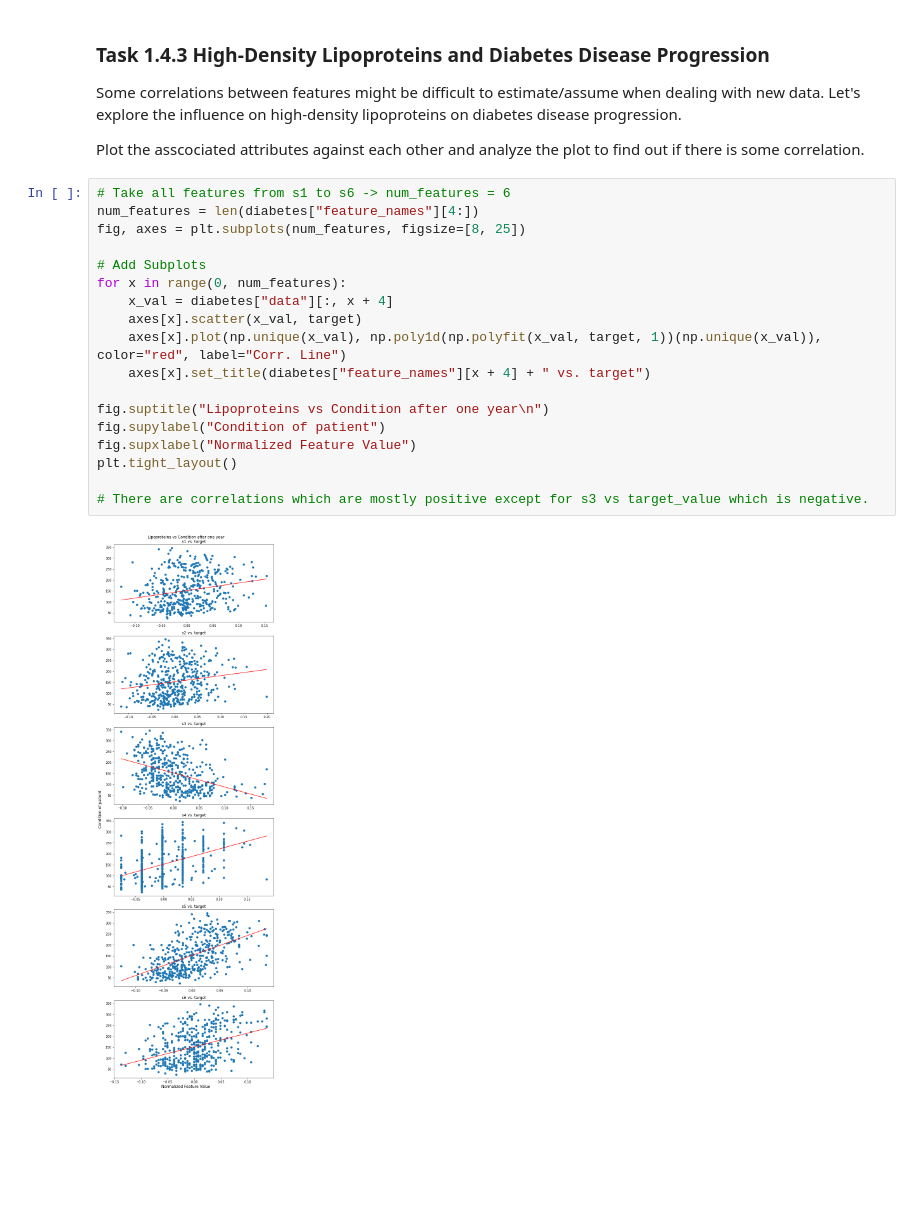
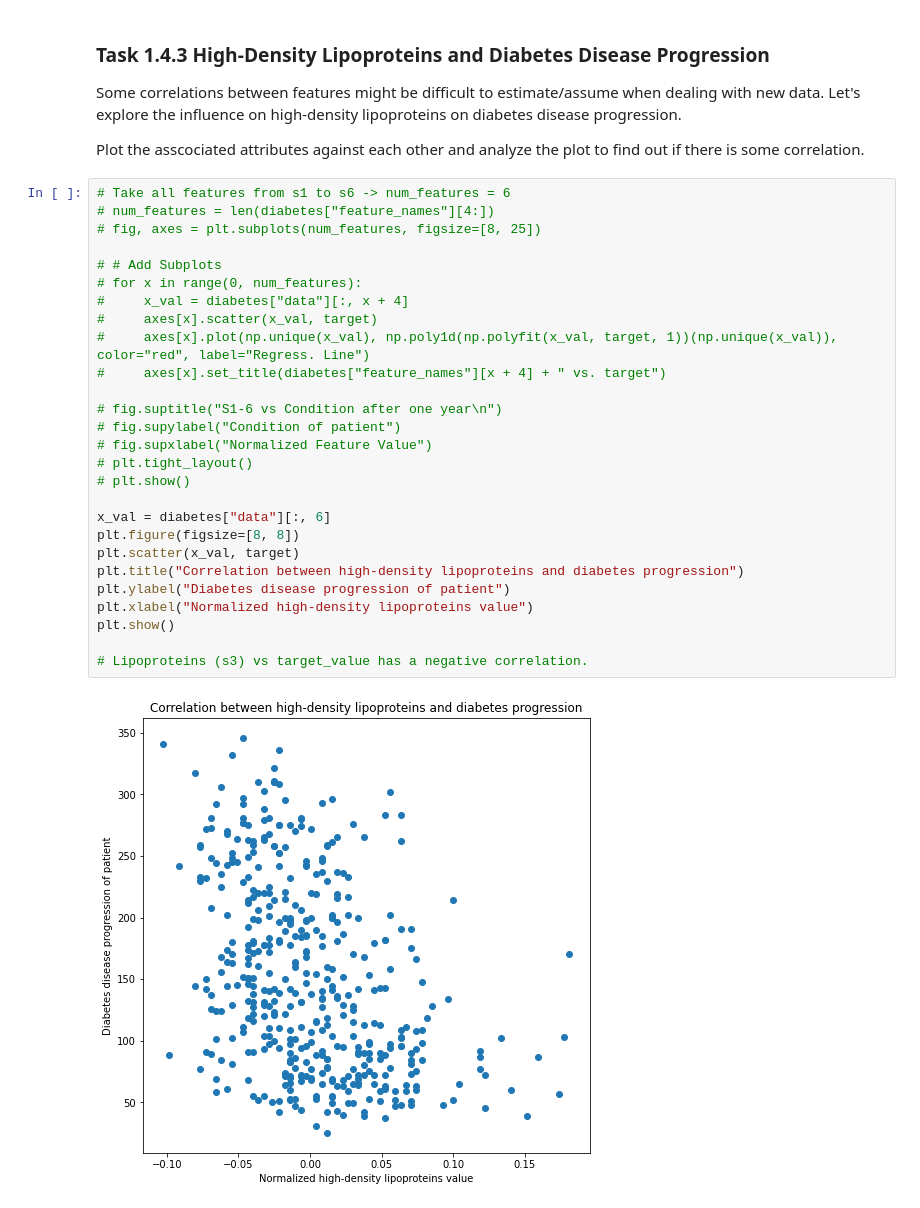
Before and after one commit to dasmerlon/DAIS, a Jupyter notebook: assignment02/PlottingCorrelation_Done.ipynb, the cells around one changed output. Cells and saved outputs as stored; diff of their text form; blank space fills up the shorter version.

```diff
--- a/assignment02/PlottingCorrelation_Done.ipynb
+++ b/assignment02/PlottingCorrelation_Done.ipynb
@@ -281,21 +287,30 @@ Some correlations between features might be difficult to estimate/assume when de
 Plot the asscociated attributes against each other and analyze the plot to find out if there is some correlation.
 # %%
 # Take all features from s1 to s6 -> num_features = 6
-num_features = len(diabetes["feature_names"][4:])
-fig, axes = plt.subplots(num_features, figsize=[8, 25])
+# num_features = len(diabetes["feature_names"][4:])
+# fig, axes = plt.subplots(num_features, figsize=[8, 25])
 
-# Add Subplots
-for x in range(0, num_features):
-    x_val = diabetes["data"][:, x + 4]
-    axes[x].scatter(x_val, target)
-    axes[x].plot(np.unique(x_val), np.poly1d(np.polyfit(x_val, target, 1))(np.unique(x_val)), color="red", label="Corr. Line")
-    axes[x].set_title(diabetes["feature_names"][x + 4] + " vs. target")
+# # Add Subplots
+# for x in range(0, num_features):
+#     x_val = diabetes["data"][:, x + 4]
+#     axes[x].scatter(x_val, target)
+#     axes[x].plot(np.unique(x_val), np.poly1d(np.polyfit(x_val, target, 1))(np.unique(x_val)), color="red", label="Regress. Line")
+#     axes[x].set_title(diabetes["feature_names"][x + 4] + " vs. target")
 
-fig.suptitle("Lipoproteins vs Condition after one year\n")
-fig.supylabel("Condition of patient")
-fig.supxlabel("Normalized Feature Value")
-plt.tight_layout()
+# fig.suptitle("S1-6 vs Condition after one year\n")
+# fig.supylabel("Condition of patient")
+# fig.supxlabel("Normalized Feature Value")
+# plt.tight_layout()
+# plt.show()
 
-# There are correlations which are mostly positive except for s3 vs target_value which is negative.
+x_val = diabetes["data"][:, 6]
+plt.figure(figsize=[8, 8])
+plt.scatter(x_val, target)
+plt.title("Correlation between high-density lipoproteins and diabetes progression")
+plt.ylabel("Diabetes disease progression of patient")
+plt.xlabel("Normalized high-density lipoproteins value")
+plt.show()
+
+# Lipoproteins (s3) vs target_value has a negative correlation.
 # %% [output]
-[figure, old version]
+[figure, new version]
```
Also changed, not shown: parts of 8 cells of this notebook, 1 other file.
